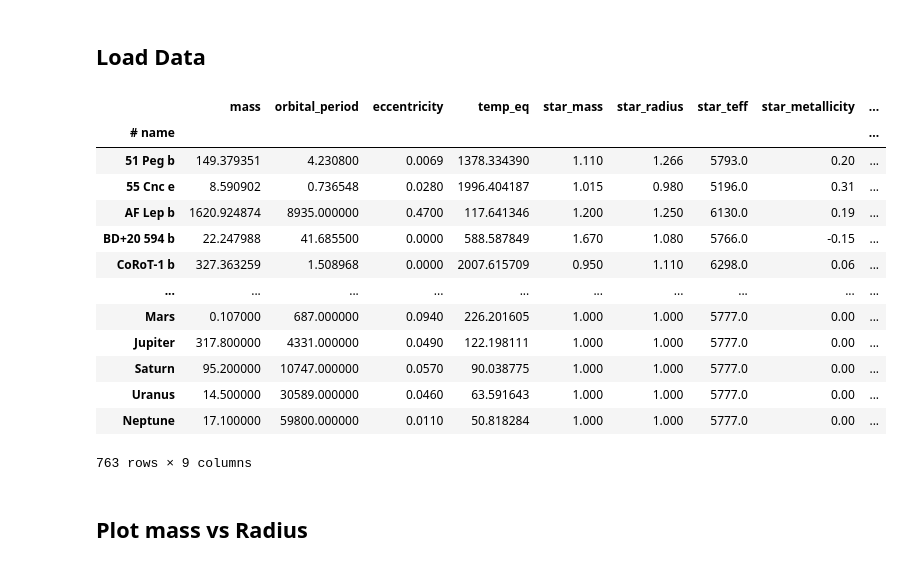
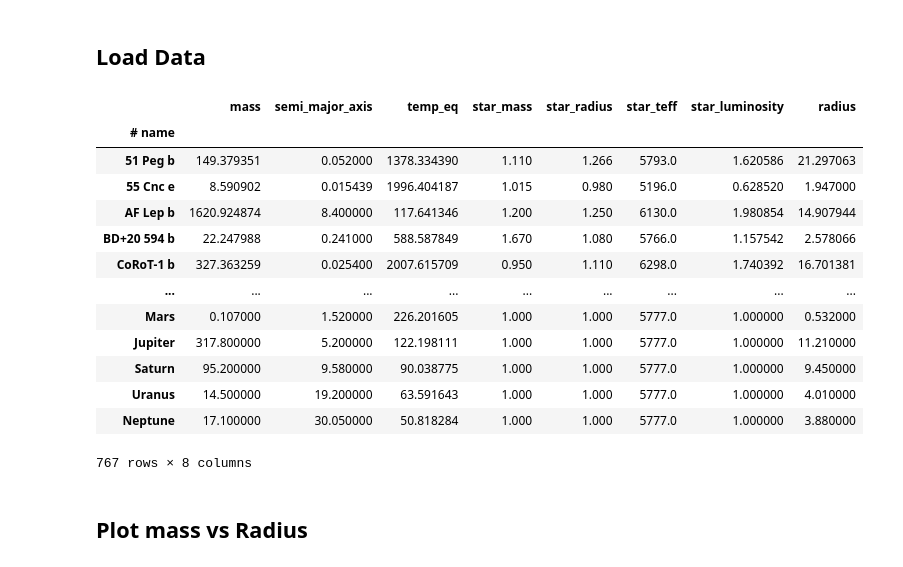
Before and after one commit to soleneulmer/bem, a Jupyter notebook: Find Outliers.ipynb, the cells around one changed output. Cells and saved outputs as stored; diff of their text form; code cells hidden in the pictures.

```diff
--- a/Find Outliers.ipynb
+++ b/Find Outliers.ipynb
@@ -38,24 +39,25 @@ def print_list(dataset, path_to_file, file_name):
 ## Load Data
 # %%
 #-------------------- Load Data --------------------#
-dataset = read_list('published_output/ParametersSet5/filtered_dataset_with_outliers.pkl')
+os.chdir('/home/antonin/Documents/1-Master/Laboratory/APLII/bem/published_output/Errorbars//')
+dataset = read_list('Errorbars_with_outliers.pkl')
 # dataset = pd.read_csv('Filtered_dataset.csv')
 dataset
 # %% [output]
-|  | mass | orbital_period | eccentricity | temp_eq | star_mass | star_radius | star_teff | star_metallicity | ... |
-| # name |  |  |  |  |  |  |  |  | ... |
-| 51 Peg b | 149.379351 | 4.230800 | 0.0069 | 1378.334390 | 1.110 | 1.266 | 5793.0 | 0.20 | ... |
-| 55 Cnc e | 8.590902 | 0.736548 | 0.0280 | 1996.404187 | 1.015 | 0.980 | 5196.0 | 0.31 | ... |
-| AF Lep b | 1620.924874 | 8935.000000 | 0.4700 | 117.641346 | 1.200 | 1.250 | 6130.0 | 0.19 | ... |
-| BD+20 594 b | 22.247988 | 41.685500 | 0.0000 | 588.587849 | 1.670 | 1.080 | 5766.0 | -0.15 | ... |
-| CoRoT-1 b | 327.363259 | 1.508968 | 0.0000 | 2007.615709 | 0.950 | 1.110 | 6298.0 | 0.06 | ... |
-| ... | ... | ... | ... | ... | ... | ... | ... | ... | ... |
-| Mars | 0.107000 | 687.000000 | 0.0940 | 226.201605 | 1.000 | 1.000 | 5777.0 | 0.00 | ... |
-| Jupiter | 317.800000 | 4331.000000 | 0.0490 | 122.198111 | 1.000 | 1.000 | 5777.0 | 0.00 | ... |
-| Saturn | 95.200000 | 10747.000000 | 0.0570 | 90.038775 | 1.000 | 1.000 | 5777.0 | 0.00 | ... |
-| Uranus | 14.500000 | 30589.000000 | 0.0460 | 63.591643 | 1.000 | 1.000 | 5777.0 | 0.00 | ... |
-| Neptune | 17.100000 | 59800.000000 | 0.0110 | 50.818284 | 1.000 | 1.000 | 5777.0 | 0.00 | ... |
+|  | mass | semi_major_axis | temp_eq | star_mass | star_radius | star_teff | star_luminosity | radius |
+| # name |  |  |  |  |  |  |  |  |
+| 51 Peg b | 149.379351 | 0.052000 | 1378.334390 | 1.110 | 1.266 | 5793.0 | 1.620586 | 21.297063 |
+| 55 Cnc e | 8.590902 | 0.015439 | 1996.404187 | 1.015 | 0.980 | 5196.0 | 0.628520 | 1.947000 |
+| AF Lep b | 1620.924874 | 8.400000 | 117.641346 | 1.200 | 1.250 | 6130.0 | 1.980854 | 14.907944 |
+| BD+20 594 b | 22.247988 | 0.241000 | 588.587849 | 1.670 | 1.080 | 5766.0 | 1.157542 | 2.578066 |
+| CoRoT-1 b | 327.363259 | 0.025400 | 2007.615709 | 0.950 | 1.110 | 6298.0 | 1.740392 | 16.701381 |
+| ... | ... | ... | ... | ... | ... | ... | ... | ... |
+| Mars | 0.107000 | 1.520000 | 226.201605 | 1.000 | 1.000 | 5777.0 | 1.000000 | 0.532000 |
+| Jupiter | 317.800000 | 5.200000 | 122.198111 | 1.000 | 1.000 | 5777.0 | 1.000000 | 11.210000 |
+| Saturn | 95.200000 | 9.580000 | 90.038775 | 1.000 | 1.000 | 5777.0 | 1.000000 | 9.450000 |
+| Uranus | 14.500000 | 19.200000 | 63.591643 | 1.000 | 1.000 | 5777.0 | 1.000000 | 4.010000 |
+| Neptune | 17.100000 | 30.050000 | 50.818284 | 1.000 | 1.000 | 5777.0 | 1.000000 | 3.880000 |
-763 rows × 9 columns
+767 rows × 8 columns
 # %% [markdown]
 ## Plot mass vs Radius
 # %%
```
Also changed, not shown: parts of 5 cells of this notebook, 3 other files.
